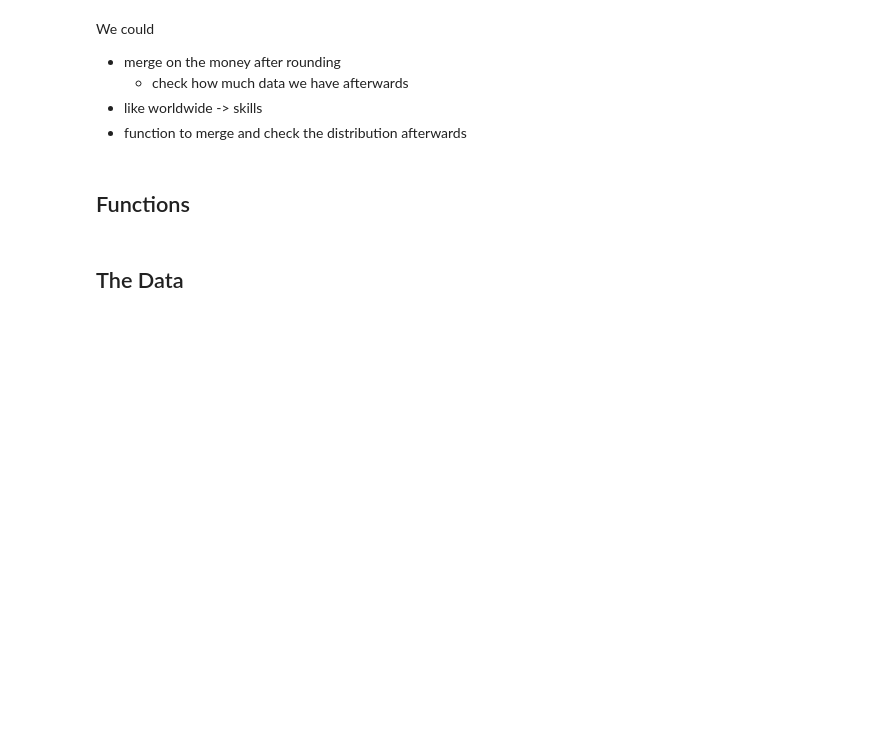
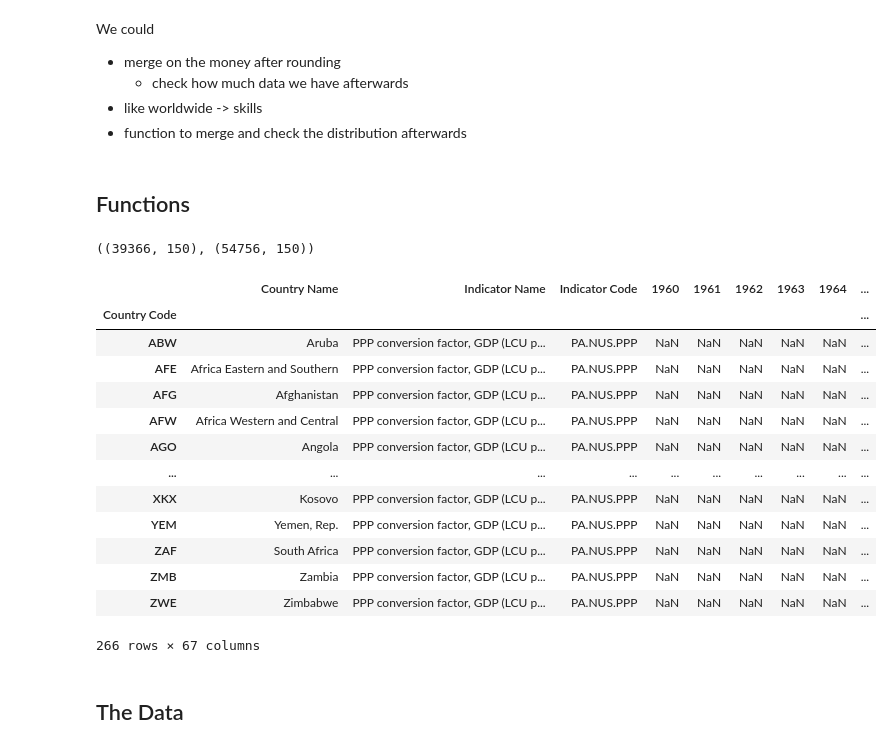
Before and after one commit to lmg1404/data_professionals_analysis, a Jupyter notebook: stack_overflow.ipynb, the cells around one changed output. Drawn from its saved outputs; the diff is of its cells as text; code cells hidden in the pictures; blank space fills up the shorter version.

```diff
--- a/stack_overflow.ipynb
+++ b/stack_overflow.ipynb
@@ -259,3 +166,56 @@ def read_stackoverflow() -> (pd.DataFrame, list, list):
+# %%
+
+
+def read_ppp() -> pd.DataFrame:
+    """
+    Reads PPP csv and returns resulting data frame
+    Data Manipulations:
+    - Only use years since we're not going to use anything before unless we go historic route
+    - Fill nans with string type Null
+    - - thought process is to us other functions that will detect str type and throw an error
+    - - if nan operation will probably go through, so doing isinstance == str would be best probably
+    - Also index columns are the country code, should match to the PyCountry library
+
+    Inputs: None
+    Output: pd.DataFrame
+    """
+    years = ["2019", "2020", "2021", "2022"]
+    ppp = pd.read_csv("data/ppp.csv", header=2, index_col="Country Code")[years]
+    # ppp = ppp.fillna("Null") # this way we can control the type, so we can create a function that checks type before anything else
+    return ppp
+
+
+def usd_to_2023_usd(val, year):
+    usd_2023_inflation_factors = {
+        "2023": 1,
+        "2022": 1.047,
+        "2021": 1.072,
+        "2020": 1.101,
+        "2019": 1.128,
+        "2018": 1.158,
+        "2017": 1.194,
+    }
+    return val / usd_2023_inflation_factors[year]
+# %% [output]
+((39366, 150), (54756, 150))
+# %%
+ppp = pd.read_csv("data/ppp.csv", header=2, index_col="Country Code")
+ppp
+# %% [output]
+|  | Country Name | Indicator Name | Indicator Code | 1960 | 1961 | 1962 | 1963 | 1964 | ... |
+| Country Code |  |  |  |  |  |  |  |  | ... |
+| ABW | Aruba | PPP conversion factor, GDP (LCU p... | PA.NUS.PPP | NaN | NaN | NaN | NaN | NaN | ... |
+| AFE | Africa Eastern and Southern | PPP conversion factor, GDP (LCU p... | PA.NUS.PPP | NaN | NaN | NaN | NaN | NaN | ... |
+| AFG | Afghanistan | PPP conversion factor, GDP (LCU p... | PA.NUS.PPP | NaN | NaN | NaN | NaN | NaN | ... |
+| AFW | Africa Western and Central | PPP conversion factor, GDP (LCU p... | PA.NUS.PPP | NaN | NaN | NaN | NaN | NaN | ... |
+| AGO | Angola | PPP conversion factor, GDP (LCU p... | PA.NUS.PPP | NaN | NaN | NaN | NaN | NaN | ... |
+| ... | ... | ... | ... | ... | ... | ... | ... | ... | ... |
+| XKX | Kosovo | PPP conversion factor, GDP (LCU p... | PA.NUS.PPP | NaN | NaN | NaN | NaN | NaN | ... |
+| YEM | Yemen, Rep. | PPP conversion factor, GDP (LCU p... | PA.NUS.PPP | NaN | NaN | NaN | NaN | NaN | ... |
+| ZAF | South Africa | PPP conversion factor, GDP (LCU p... | PA.NUS.PPP | NaN | NaN | NaN | NaN | NaN | ... |
+| ZMB | Zambia | PPP conversion factor, GDP (LCU p... | PA.NUS.PPP | NaN | NaN | NaN | NaN | NaN | ... |
+| ZWE | Zimbabwe | PPP conversion factor, GDP (LCU p... | PA.NUS.PPP | NaN | NaN | NaN | NaN | NaN | ... |
+266 rows × 67 columns
 # %% [markdown]
 ## The Data
 # %%
```
Also changed, not shown: parts of 6 cells of this notebook, 4 other files.
